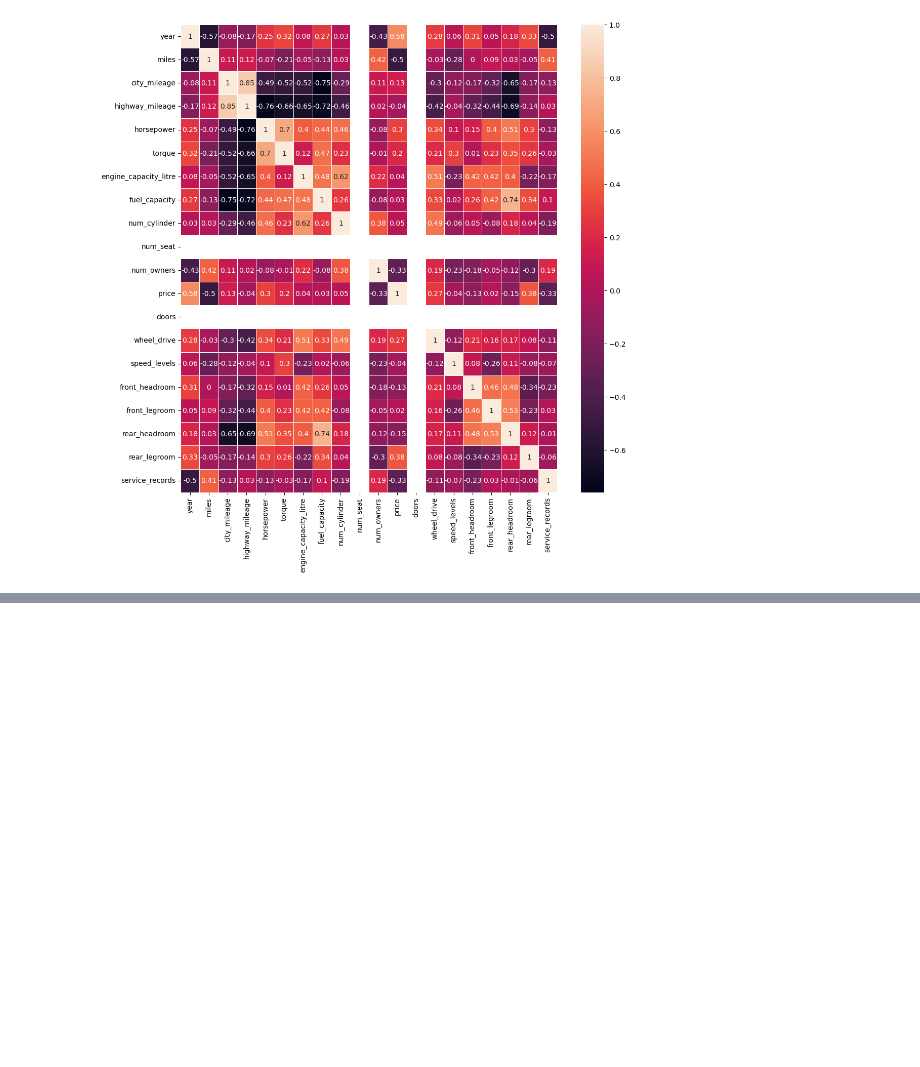
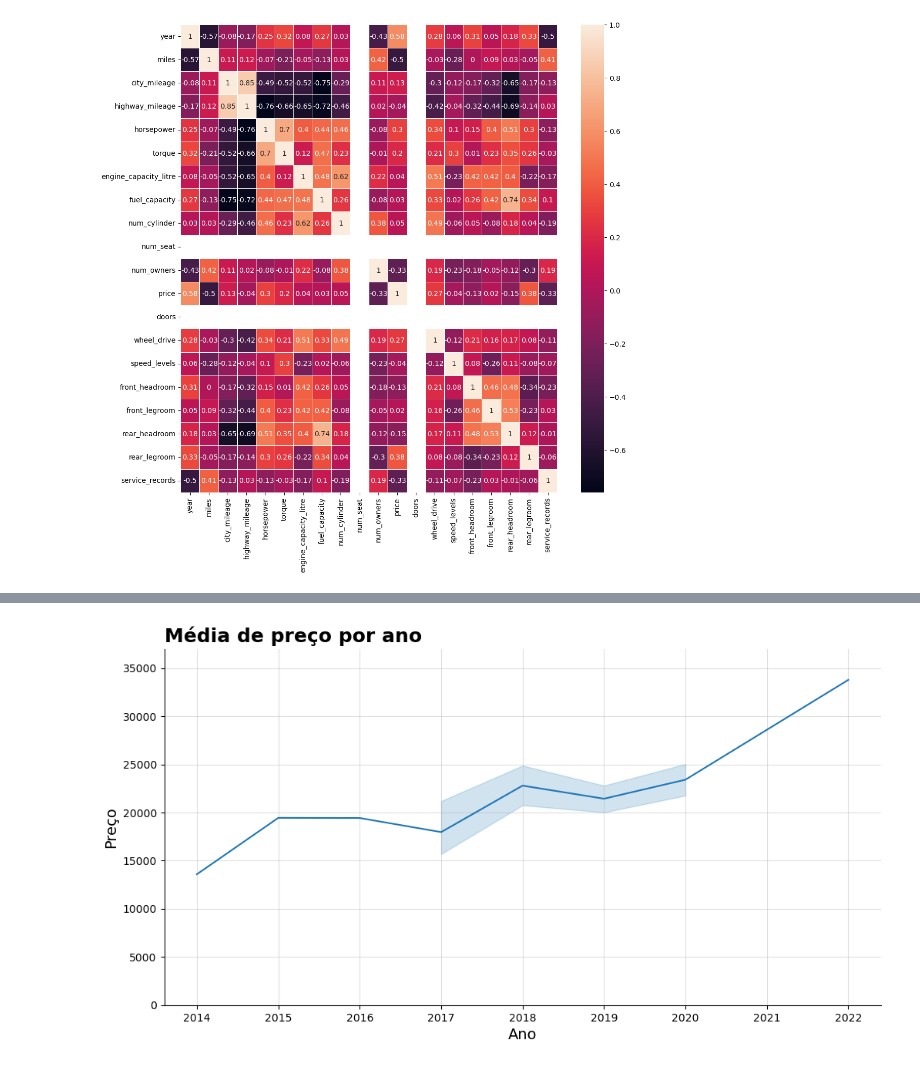
Before and after one commit to JacksonvBarbosa/Analise_Carros, a Jupyter notebook: cars_ml.ipynb, the cells around one changed output, grey strips where cells are left out. Drawn from its saved outputs; the diff is of its cells as text; code cells hidden in the pictures; blank space fills up the shorter version.

Commit message:
Termino da análise descritiva e exploratória com avalizção dos gráficos, e inicio da construção do modelo de teste

```diff
--- a/cars_ml.ipynb
+++ b/cars_ml.ipynb
@@ -234,0 +258,3 @@ plt.show()
+# %%
+media_preco_ano = df_cars_copia.groupby(['year','brand','model'])['price'].mean().reset_index()
+media_preco_ano.sort_values(['brand', 'year'])
@@ -234,0 +279,13 @@ plt.show()
+# %%
+plt.figure(figsize=(12,6))
+
+sns.lineplot(data=media_preco_ano, x='year', y='price', markers='o')
+plt.title('Média de preço por ano', loc='left', fontsize=18, fontweight= 'bold')
+plt.xlabel('Ano', fontsize=14)
+plt.ylabel('Preço', fontsize=14)
+plt.ylim(0,37000)
+plt.grid(alpha=0.4)
+sns.despine()
+plt.show()
+# %% [output]
+[figure, added]
```
Also changed, not shown: parts of 35 cells of this notebook.
